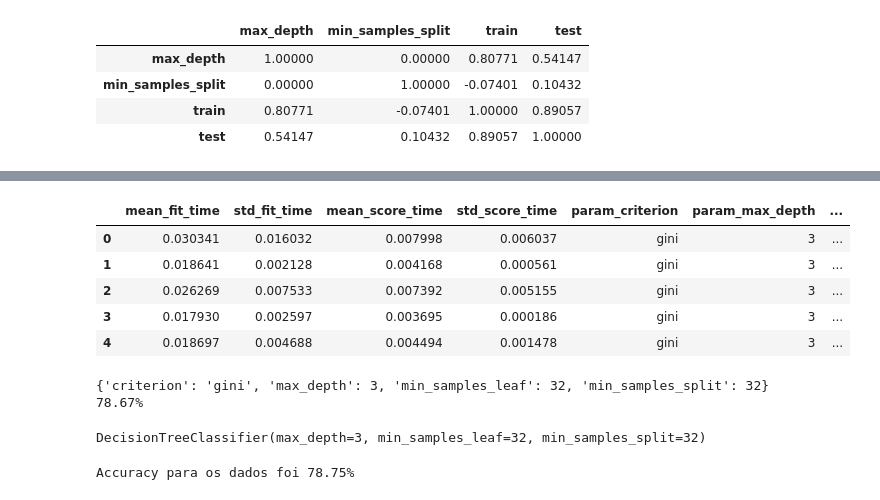
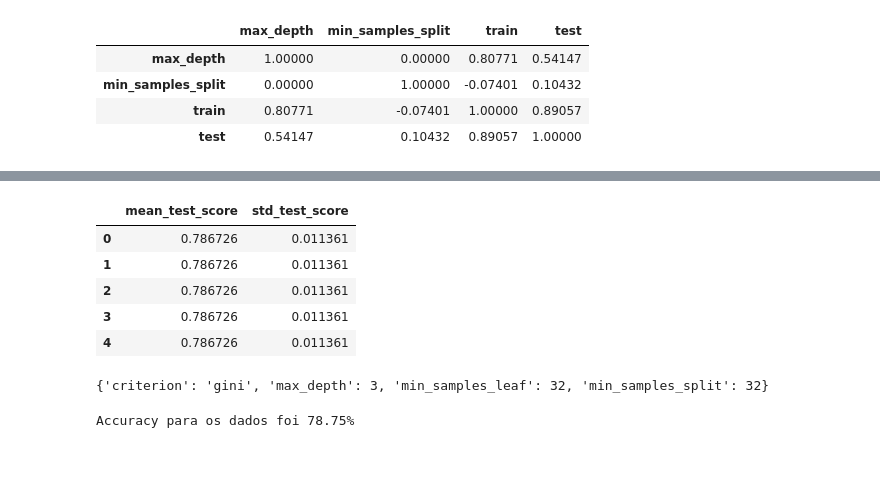
Before and after one commit to Marcelo0479/machineleanr, a Jupyter notebook: Machine_Learning_Optimization_by_hyperparameters.ipynb, the cells around one changed output, grey strips where cells are left out. Saved outputs shown, nothing was run; the diff lists cells and outputs as text; code cells hidden in the pictures; blank space fills up the shorter version.

```diff
--- a/Machine_Learning_Optimization_by_hyperparameters.ipynb
+++ b/Machine_Learning_Optimization_by_hyperparameters.ipynb
@@ -276,39 +300,32 @@ from sklearn.model_selection import GridSearchCV
 # %%
 np.random.seed(SEED)
 
 espaco_de_parametros = {
     "max_depth" : [3, 5],
     "min_samples_split": [32, 64, 128],
     "min_samples_leaf": [32, 64, 128],
     "criterion": ["gini", "entropy"]
 
 }
 
 busca = GridSearchCV(DecisionTreeClassifier(),
                     espaco_de_parametros,
                     cv = GroupKFold(n_splits = 10))
 
-busca.fit(x_azar, y_azar,groups = dados.modelo)
+busca.fit(x_azar, y_azar, groups = dados.modelo)
 resultados = pd.DataFrame(busca.cv_results_)
-resultados.head()
+resultados.iloc[:,-3:-1].head()
 # %% [output]
-|  | mean_fit_time | std_fit_time | mean_score_time | std_score_time | param_criterion | param_max_depth | ... |
-| 0 | 0.030341 | 0.016032 | 0.007998 | 0.006037 | gini | 3 | ... |
-| 1 | 0.018641 | 0.002128 | 0.004168 | 0.000561 | gini | 3 | ... |
-| 2 | 0.026269 | 0.007533 | 0.007392 | 0.005155 | gini | 3 | ... |
-| 3 | 0.017930 | 0.002597 | 0.003695 | 0.000186 | gini | 3 | ... |
-| 4 | 0.018697 | 0.004688 | 0.004494 | 0.001478 | gini | 3 | ... |
+|  | mean_test_score | std_test_score |
+| 0 | 0.786726 | 0.011361 |
+| 1 | 0.786726 | 0.011361 |
+| 2 | 0.786726 | 0.011361 |
+| 3 | 0.786726 | 0.011361 |
+| 4 | 0.786726 | 0.011361 |
 # %%
 print(busca.best_params_)
-print(f'{busca.best_score_:.2%}')
 # %% [output]
 {'criterion': 'gini', 'max_depth': 3, 'min_samples_leaf': 32, 'min_samples_split': 32}
-78.67%
-# %%
-melhor = busca.best_estimator_
-melhor
-# %% [output]
-DecisionTreeClassifier(max_depth=3, min_samples_leaf=32, min_samples_split=32)
 # %%
 from sklearn.metrics import accuracy_score
 
```
Also changed, not shown: parts of 42 cells of this notebook.
